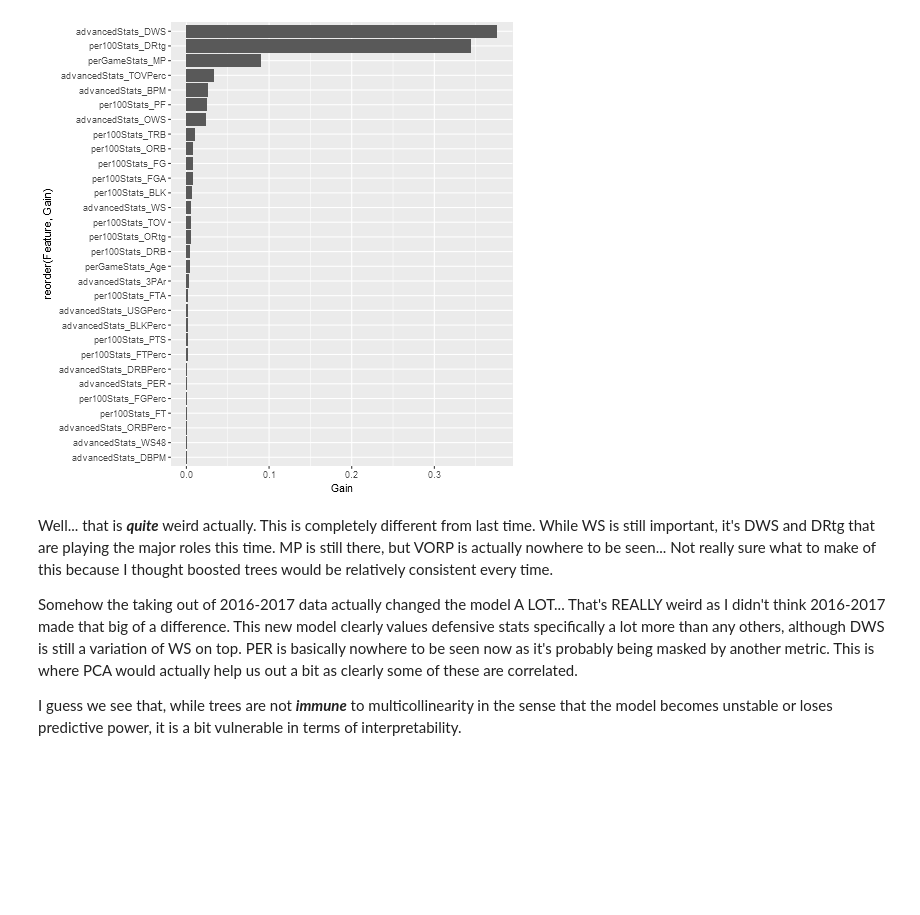
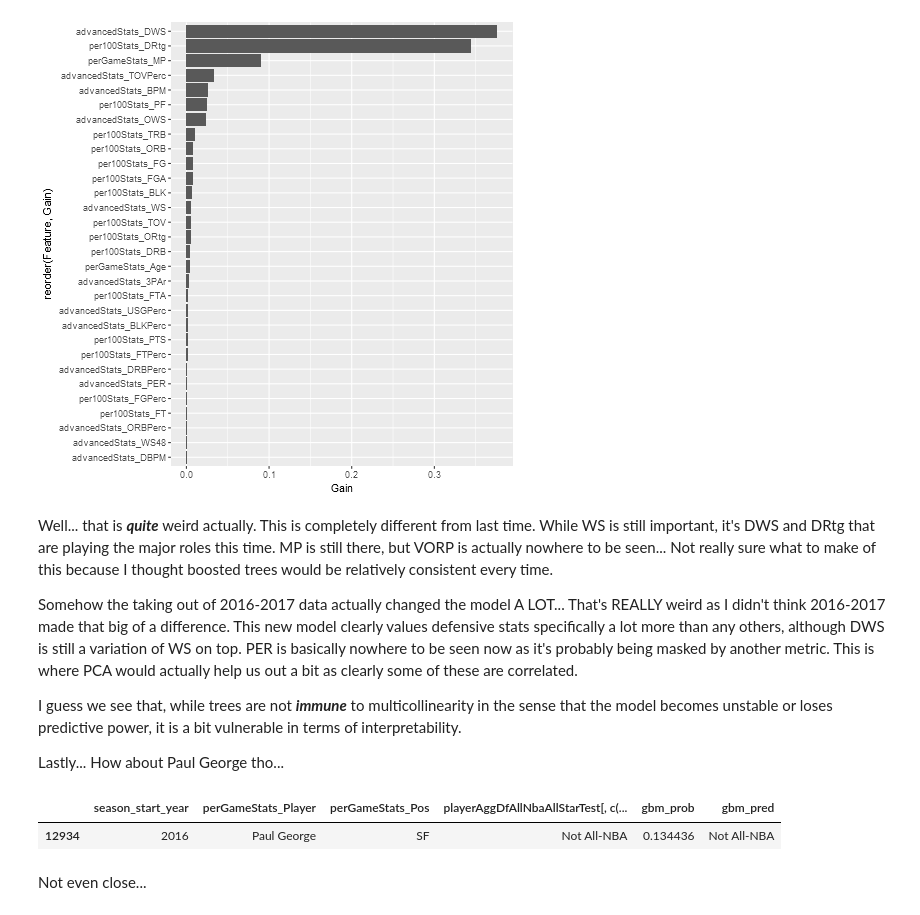
Before and after one commit to strikingmoose/all_nba_predict, a Jupyter notebook: notebook/30 - Classifying All-NBA Players (Reviewing Trees for Feature Selection).ipynb, the cells around one changed output. Drawn from its saved outputs; the diff is of its cells as text; code cells hidden in the pictures; blank space fills up the shorter version.

```diff
--- a/notebook/30 - Classifying All-NBA Players (Reviewing Trees for Feature Selection).ipynb
+++ b/notebook/30 - Classifying All-NBA Players (Reviewing Trees for Feature Selection).ipynb
@@ -743,3 +743,13 @@ Well... that is _**quite**_ weird actually. This is completely different from la
 Somehow the taking out of 2016-2017 data actually changed the model A LOT... That's REALLY weird as I didn't think 2016-2017 made that big of a difference. This new model clearly values defensive stats specifically a lot more than any others, although DWS is still a variation of WS on top. PER is basically nowhere to be seen now as it's probably being masked by another metric. This is where PCA would actually help us out a bit as clearly some of these are correlated.
 
 I guess we see that, while trees are not _**immune**_ to multicollinearity in the sense that the model becomes unstable or loses predictive power, it is a bit vulnerable in terms of interpretability.
+
+Lastly... How about Paul George tho...
+# %%
+# Paul Frickin George
+playerAggDfAllNbaAllStarTestWithPred[playerAggDfAllNbaAllStarTestWithPred['perGameStats_Player'] == 'Paul George']
+# %% [output]
+|  | season_start_year | perGameStats_Player | perGameStats_Pos | playerAggDfAllNbaAllStarTest[, c(... | gbm_prob | gbm_pred |
+| 12934 | 2016 | Paul George | SF | Not All-NBA | 0.134436 | Not All-NBA |
+# %% [markdown]
+Not even close...
```
Also changed, not shown: 3 other files.
